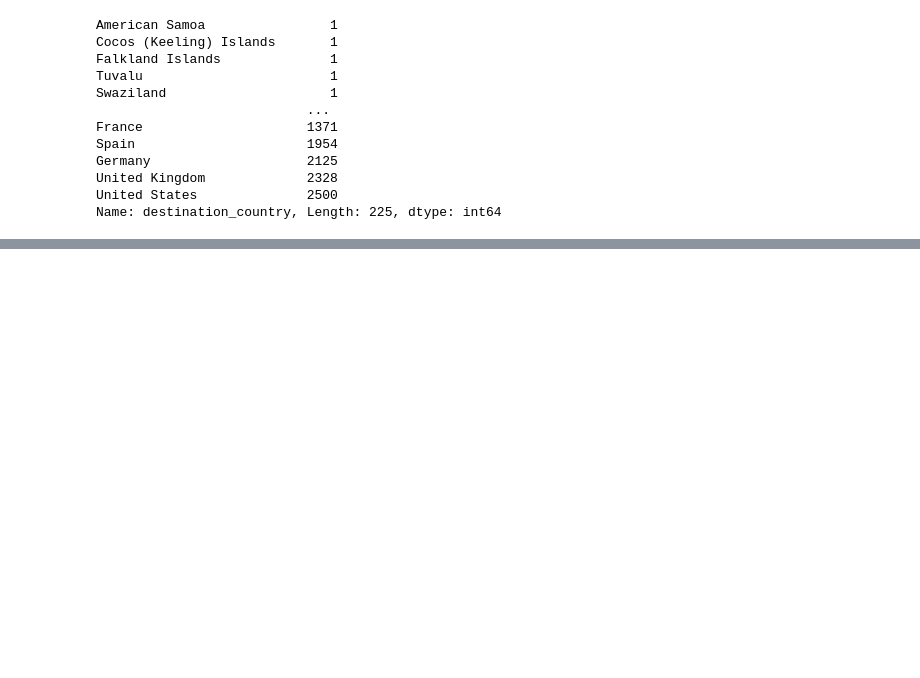
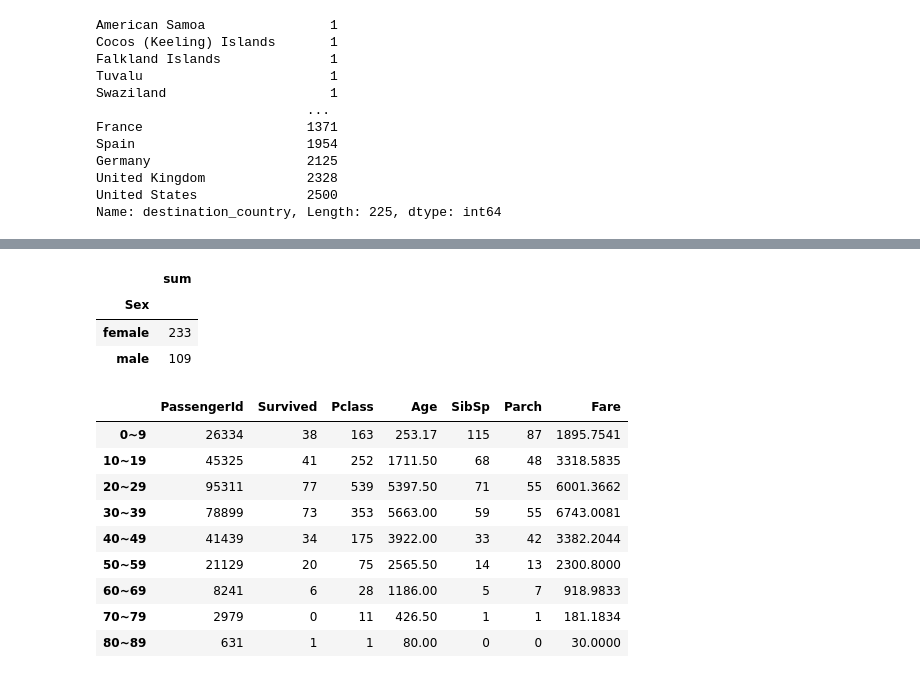
Before and after one commit to tardatio/dbs_exercises, a Jupyter notebook: Session_4/04_Pandas_&_SQLite_recap_through_exercises.ipynb, the cells around one changed output, grey strips where cells are left out. Saved outputs shown, nothing was run; the diff lists cells and outputs as text; code cells hidden in the pictures; blank space fills up the shorter version.

```diff
--- a/Session_4/04_Pandas_&_SQLite_recap_through_exercises.ipynb
+++ b/Session_4/04_Pandas_&_SQLite_recap_through_exercises.ipynb
@@ -647,0 +704,11 @@ Name: destination_country, Length: 225, dtype: int64
+# %%
+# Clear way
+train.groupby('Sex').Survived.agg(['sum'])
+
+# Dirty way
+# two_data.groupby( by= ['Sex']).sum('Survived')
+# %% [output]
+|  | sum |
+| Sex |  |
+| female | 233 |
+| male | 109 |
@@ -647,0 +721,14 @@ Name: destination_country, Length: 225, dtype: int64
+# %%
+divide_ten.index = ["0~9","10~19","20~29","30~39", "40~49", "50~59", "60~69", "70~79", "80~89"]
+divide_ten
+# %% [output]
+|  | PassengerId | Survived | Pclass | Age | SibSp | Parch | Fare |
+| 0~9 | 26334 | 38 | 163 | 253.17 | 115 | 87 | 1895.7541 |
+| 10~19 | 45325 | 41 | 252 | 1711.50 | 68 | 48 | 3318.5835 |
+| 20~29 | 95311 | 77 | 539 | 5397.50 | 71 | 55 | 6001.3662 |
+| 30~39 | 78899 | 73 | 353 | 5663.00 | 59 | 55 | 6743.0081 |
+| 40~49 | 41439 | 34 | 175 | 3922.00 | 33 | 42 | 3382.2044 |
+| 50~59 | 21129 | 20 | 75 | 2565.50 | 14 | 13 | 2300.8000 |
+| 60~69 | 8241 | 6 | 28 | 1186.00 | 5 | 7 | 918.9833 |
+| 70~79 | 2979 | 0 | 11 | 426.50 | 1 | 1 | 181.1834 |
+| 80~89 | 631 | 1 | 1 | 80.00 | 0 | 0 | 30.0000 |
```
Also changed, not shown: parts of 20 cells of this notebook, 3 other files.
